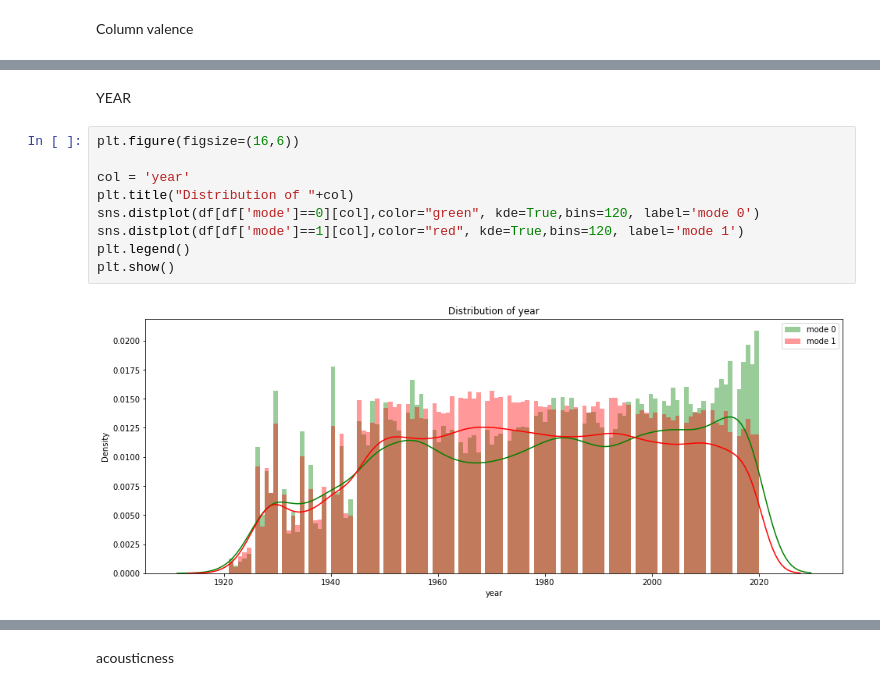
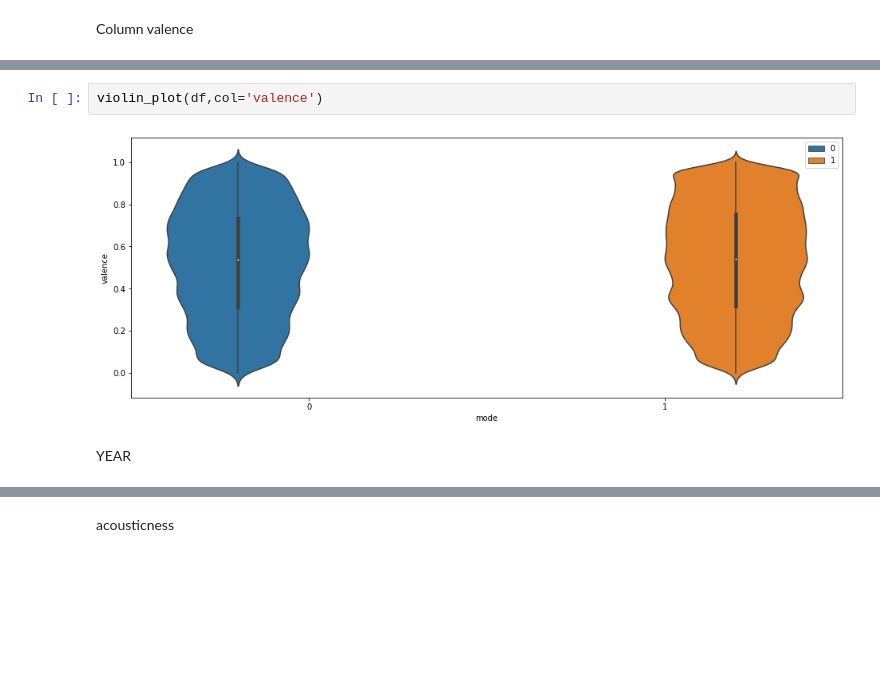
Before and after one commit to omiderfanmanesh/datascience-lab-winter-2021-project, a Jupyter notebook: EDA.ipynb, the cells around one changed output, grey strips where cells are left out. Drawn from its saved outputs; the diff is of its cells as text; blank space fills up the shorter version.

```diff
--- a/EDA.ipynb
+++ b/EDA.ipynb
@@ -143,13 +233,6 @@ No handles with labels found to put in legend.
+# %%
+violin_plot(df,col='valence')
+# %% [output]
+[figure, added]
 # %% [markdown]
 YEAR
-# %%
-plt.figure(figsize=(16,6))
-
-col = 'year'
-plt.title("Distribution of "+col)
-sns.distplot(df[df['mode']==0][col],color="green", kde=True,bins=120, label='mode 0')
-sns.distplot(df[df['mode']==1][col],color="red", kde=True,bins=120, label='mode 1')
-plt.legend()
-plt.show()
-# %% [output]
-[figure, removed]
```
Also changed, not shown: parts of 50 cells of this notebook.
